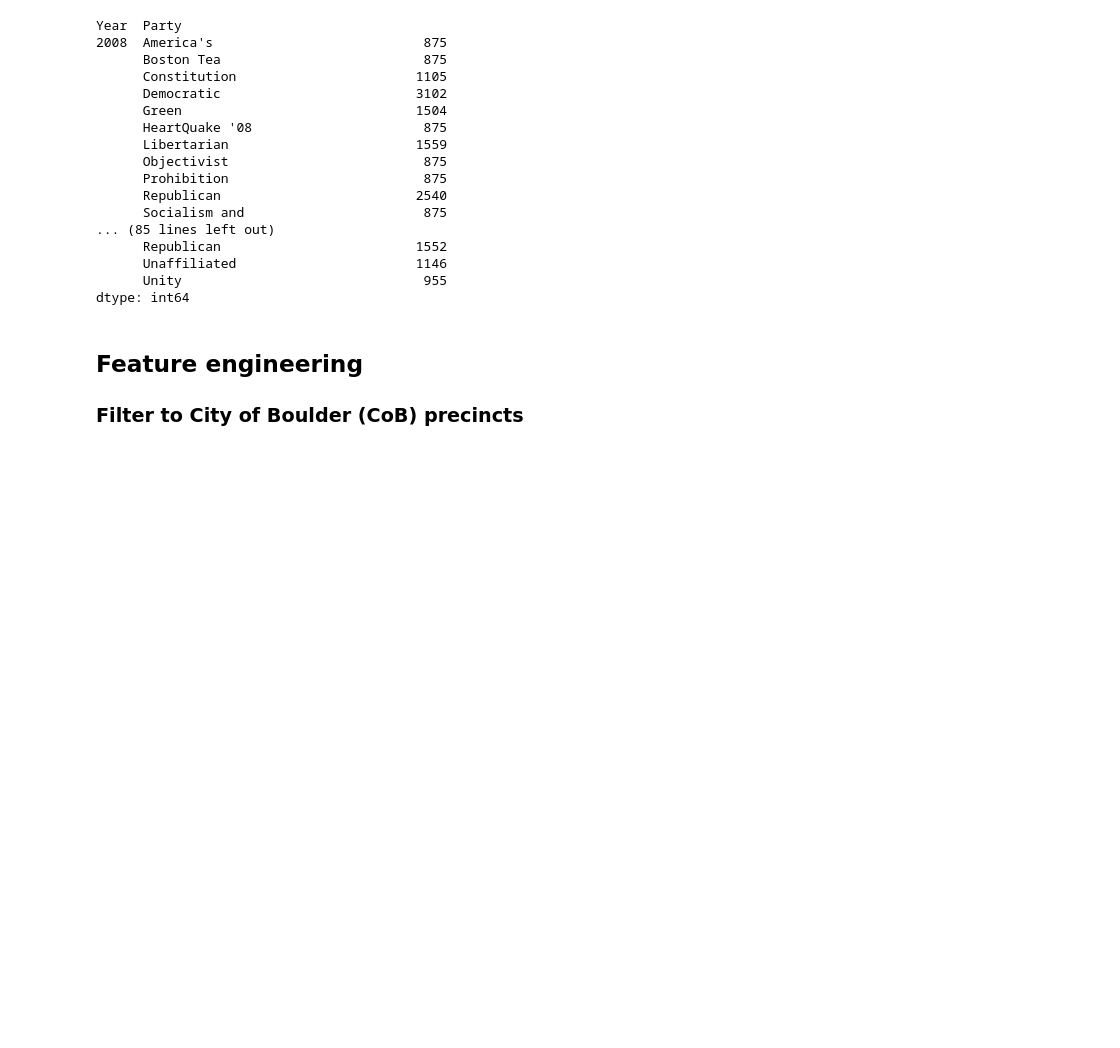
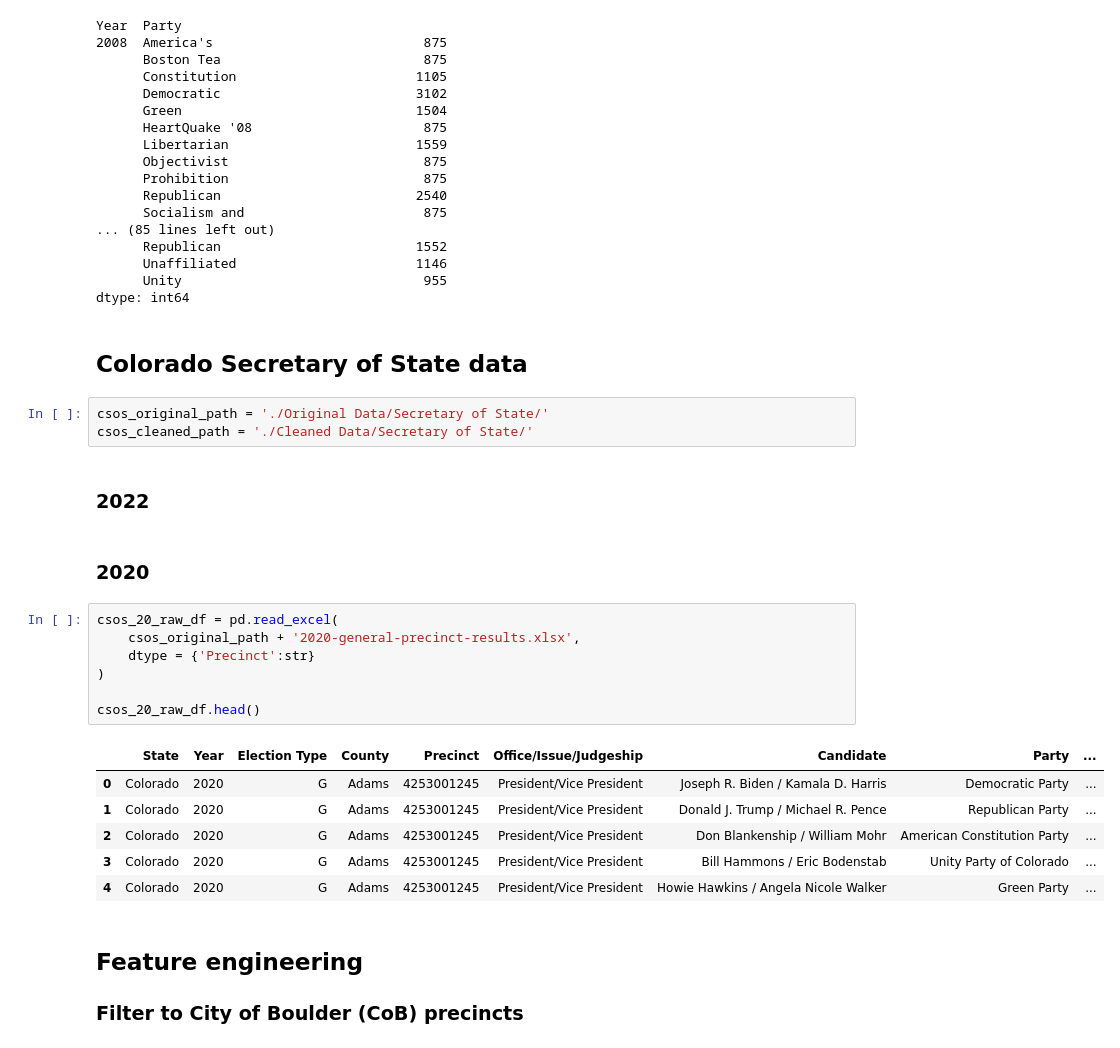
Before and after one commit to BoulderPublicData/Election-Results, a Jupyter notebook: Cleaning.ipynb, the cells around one changed output. Drawn from its saved outputs; the diff is of its cells as text; blank space fills up the shorter version.

```diff
--- a/Cleaning.ipynb
+++ b/Cleaning.ipynb
@@ -1450,6 +1452,29 @@ Year  Party
       Unaffiliated                       1146
       Unity                               955
 dtype: int64
+# %% [markdown]
+## Colorado Secretary of State data
+# %%
+csos_original_path = './Original Data/Secretary of State/'
+csos_cleaned_path = './Cleaned Data/Secretary of State/'
+# %% [markdown]
+### 2022
+# %% [markdown]
+### 2020
+# %%
+csos_20_raw_df = pd.read_excel(
+    csos_original_path + '2020-general-precinct-results.xlsx',
+    dtype = {'Precinct':str}
+)
+
+csos_20_raw_df.head()
+# %% [output]
+|  | State | Year | Election Type | County | Precinct | Office/Issue/Judgeship | Candidate | Party | ... |
+| 0 | Colorado | 2020 | G | Adams | 4253001245 | President/Vice President | Joseph R. Biden / Kamala D. Harris | Democratic Party | ... |
+| 1 | Colorado | 2020 | G | Adams | 4253001245 | President/Vice President | Donald J. Trump / Michael R. Pence | Republican Party | ... |
+| 2 | Colorado | 2020 | G | Adams | 4253001245 | President/Vice President | Don Blankenship / William Mohr | American Constitution Party | ... |
+| 3 | Colorado | 2020 | G | Adams | 4253001245 | President/Vice President | Bill Hammons / Eric Bodenstab | Unity Party of Colorado | ... |
+| 4 | Colorado | 2020 | G | Adams | 4253001245 | President/Vice President | Howie Hawkins / Angela Nicole Walker | Green Party | ... |
 # %% [markdown]
 ## Feature engineering
 
```
Also changed, not shown: parts of 7 cells of this notebook, 9 other files.
